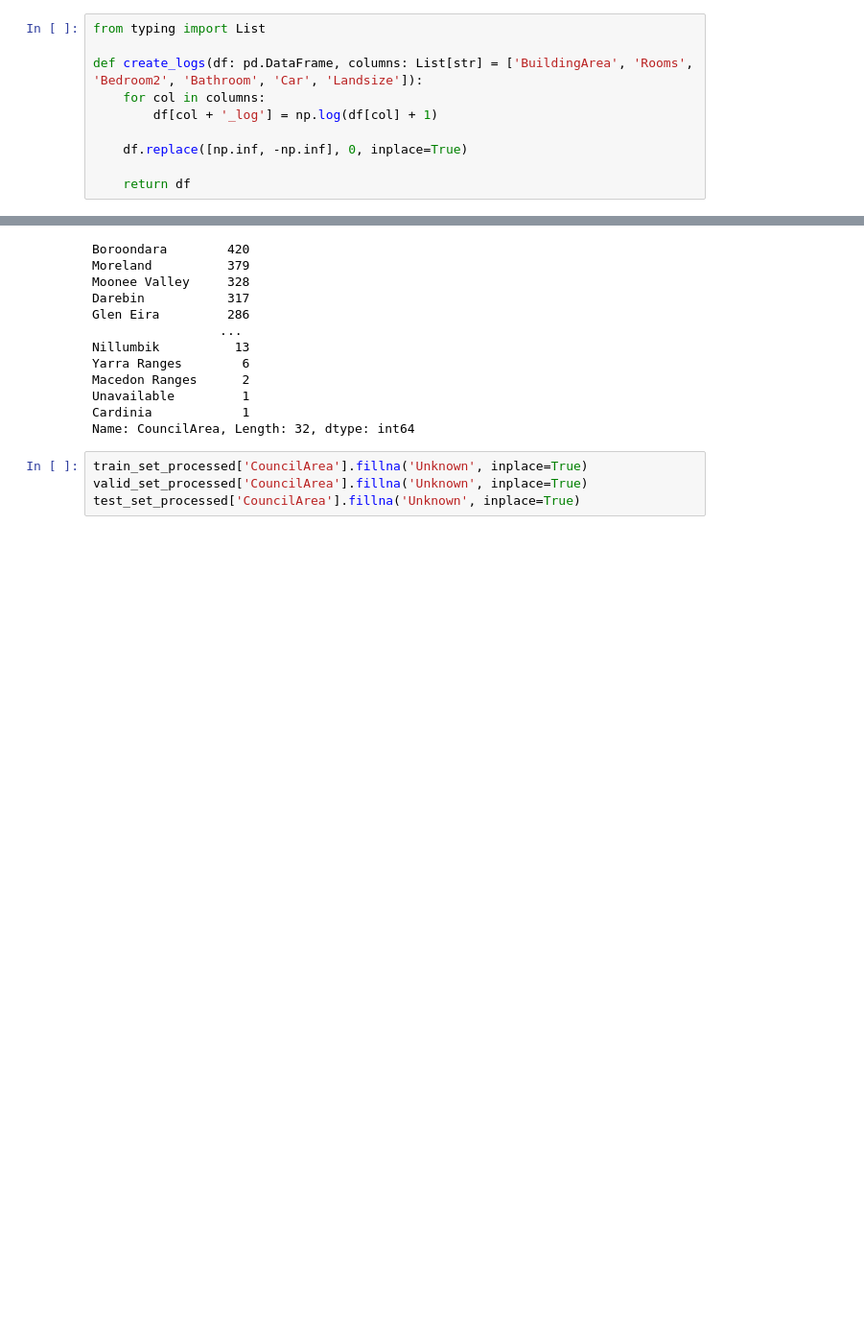
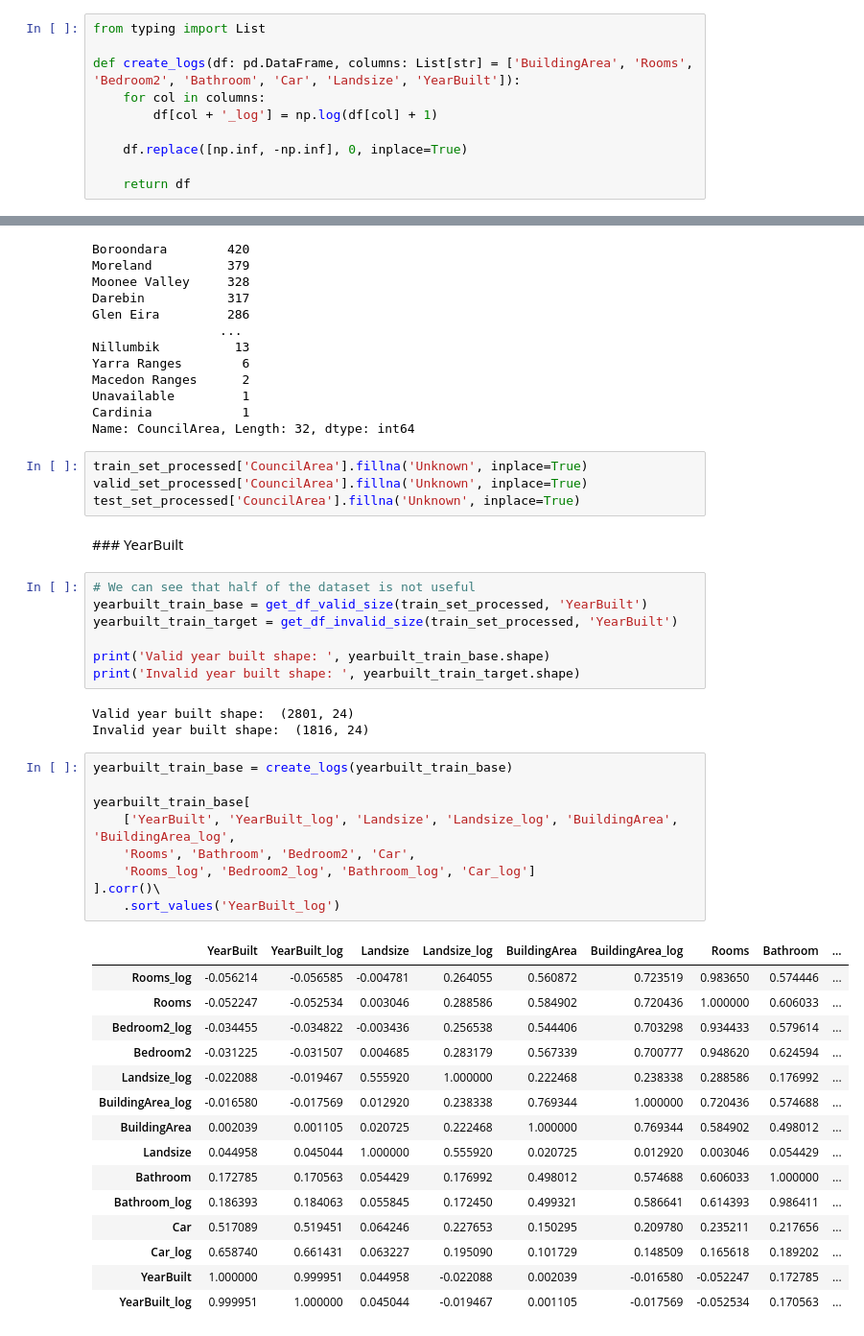
Before and after one commit to nil-andreu/machine-learning-posgrade, a Jupyter notebook: Project 2: Housing Price Prediction/House Pred.ipynb, the cells around one changed output, grey strips where cells are left out. Shown at 96% size. Cells and saved outputs as stored; diff of their text form; blank space fills up the shorter version.

Commit message:
[NEW] Year Built nan

```diff
--- a/Project 2: Housing Price Prediction/House Pred.ipynb
+++ b/Project 2: Housing Price Prediction/House Pred.ipynb
@@ -309,7 +307,7 @@ building_area_train_base.head(3)
 # %%
 from typing import List
 
-def create_logs(df: pd.DataFrame, columns: List[str] = ['BuildingArea', 'Rooms', 'Bedroom2', 'Bathroom', 'Car', 'Landsize']):
+def create_logs(df: pd.DataFrame, columns: List[str] = ['BuildingArea', 'Rooms', 'Bedroom2', 'Bathroom', 'Car', 'Landsize', 'YearBuilt']):
     for col in columns:
         df[col + '_log'] = np.log(df[col] + 1)
 
@@ -698,3 +696,40 @@ Name: CouncilArea, Length: 32, dtype: int64
 train_set_processed['CouncilArea'].fillna('Unknown', inplace=True)
 valid_set_processed['CouncilArea'].fillna('Unknown', inplace=True)
 test_set_processed['CouncilArea'].fillna('Unknown', inplace=True)
+# %% [markdown]
+### YearBuilt
+# %%
+# We can see that half of the dataset is not useful
+yearbuilt_train_base = get_df_valid_size(train_set_processed, 'YearBuilt')
+yearbuilt_train_target = get_df_invalid_size(train_set_processed, 'YearBuilt')
+
+print('Valid year built shape: ', yearbuilt_train_base.shape)
+print('Invalid year built shape: ', yearbuilt_train_target.shape)
+# %% [output]
+Valid year built shape:  (2801, 24)
+Invalid year built shape:  (1816, 24)
+# %%
+yearbuilt_train_base = create_logs(yearbuilt_train_base)
+
+yearbuilt_train_base[
+    ['YearBuilt', 'YearBuilt_log', 'Landsize', 'Landsize_log', 'BuildingArea', 'BuildingArea_log',
+    'Rooms', 'Bathroom', 'Bedroom2', 'Car',
+    'Rooms_log', 'Bedroom2_log', 'Bathroom_log', 'Car_log']
+].corr()\
+    .sort_values('YearBuilt_log')
+# %% [output]
+|  | YearBuilt | YearBuilt_log | Landsize | Landsize_log | BuildingArea | BuildingArea_log | Rooms | Bathroom | ... |
+| Rooms_log | -0.056214 | -0.056585 | -0.004781 | 0.264055 | 0.560872 | 0.723519 | 0.983650 | 0.574446 | ... |
+| Rooms | -0.052247 | -0.052534 | 0.003046 | 0.288586 | 0.584902 | 0.720436 | 1.000000 | 0.606033 | ... |
+| Bedroom2_log | -0.034455 | -0.034822 | -0.003436 | 0.256538 | 0.544406 | 0.703298 | 0.934433 | 0.579614 | ... |
+| Bedroom2 | -0.031225 | -0.031507 | 0.004685 | 0.283179 | 0.567339 | 0.700777 | 0.948620 | 0.624594 | ... |
+| Landsize_log | -0.022088 | -0.019467 | 0.555920 | 1.000000 | 0.222468 | 0.238338 | 0.288586 | 0.176992 | ... |
+| BuildingArea_log | -0.016580 | -0.017569 | 0.012920 | 0.238338 | 0.769344 | 1.000000 | 0.720436 | 0.574688 | ... |
+| BuildingArea | 0.002039 | 0.001105 | 0.020725 | 0.222468 | 1.000000 | 0.769344 | 0.584902 | 0.498012 | ... |
+| Landsize | 0.044958 | 0.045044 | 1.000000 | 0.555920 | 0.020725 | 0.012920 | 0.003046 | 0.054429 | ... |
+| Bathroom | 0.172785 | 0.170563 | 0.054429 | 0.176992 | 0.498012 | 0.574688 | 0.606033 | 1.000000 | ... |
+| Bathroom_log | 0.186393 | 0.184063 | 0.055845 | 0.172450 | 0.499321 | 0.586641 | 0.614393 | 0.986411 | ... |
+| Car | 0.517089 | 0.519451 | 0.064246 | 0.227653 | 0.150295 | 0.209780 | 0.235211 | 0.217656 | ... |
+| Car_log | 0.658740 | 0.661431 | 0.063227 | 0.195090 | 0.101729 | 0.148509 | 0.165618 | 0.189202 | ... |
+| YearBuilt | 1.000000 | 0.999951 | 0.044958 | -0.022088 | 0.002039 | -0.016580 | -0.052247 | 0.172785 | ... |
+| YearBuilt_log | 0.999951 | 1.000000 | 0.045044 | -0.019467 | 0.001105 | -0.017569 | -0.052534 | 0.170563 | ... |
```
Also changed, not shown: parts of 7 cells of this notebook.
